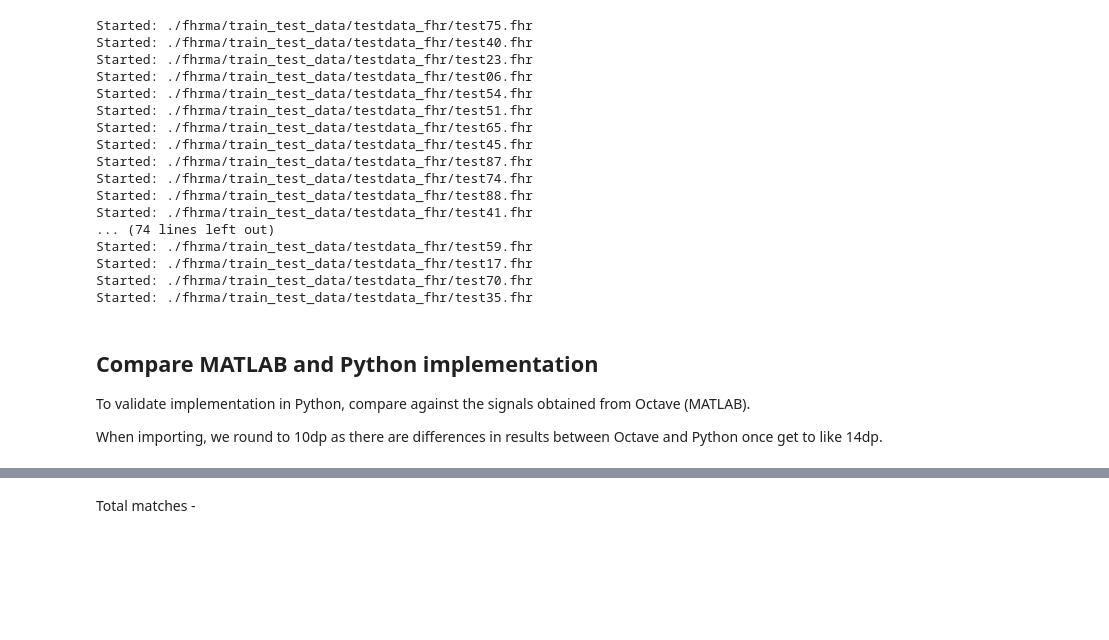
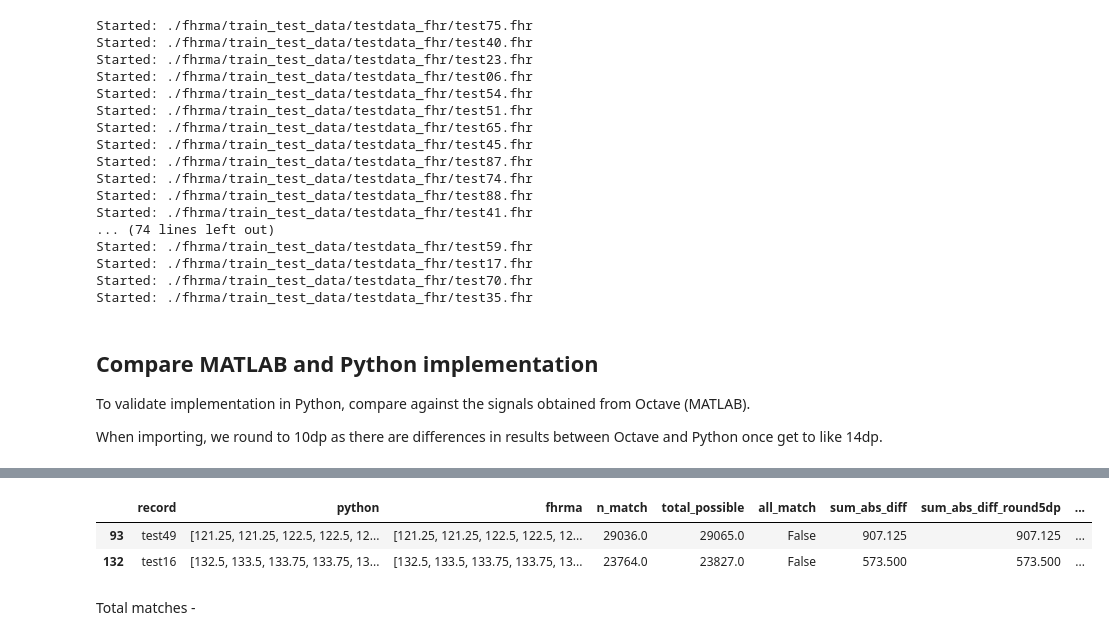
Before and after one commit to birth-outcomes/ctg_exploratory, a Jupyter notebook: 12_fhrma_create_csv.ipynb, the cells around one changed output, grey strips where cells are left out. Saved outputs shown, nothing was run; the diff lists cells and outputs as text; code cells hidden in the pictures; blank space fills up the shorter version.

```diff
--- a/12_fhrma_create_csv.ipynb
+++ b/12_fhrma_create_csv.ipynb
@@ -610,3 +576,10 @@ compare_fhr.head(20)
+# %%
+# See the false entries
+compare_fhr[compare_fhr['all_match'] == False]
+# %% [output]
+|  | record | python | fhrma | n_match | total_possible | all_match | sum_abs_diff | sum_abs_diff_round5dp | ... |
+| 93 | test49 | [121.25, 121.25, 122.5, 122.5, 12... | [121.25, 121.25, 122.5, 122.5, 12... | 29036.0 | 29065.0 | False | 907.125 | 907.125 | ... |
+| 132 | test16 | [132.5, 133.5, 133.75, 133.75, 13... | [132.5, 133.5, 133.75, 133.75, 13... | 23764.0 | 23827.0 | False | 573.500 | 573.500 | ... |
 # %% [markdown]
 Total matches -
 # %%
```
Also changed, not shown: parts of 8 cells of this notebook, 27 other files.
